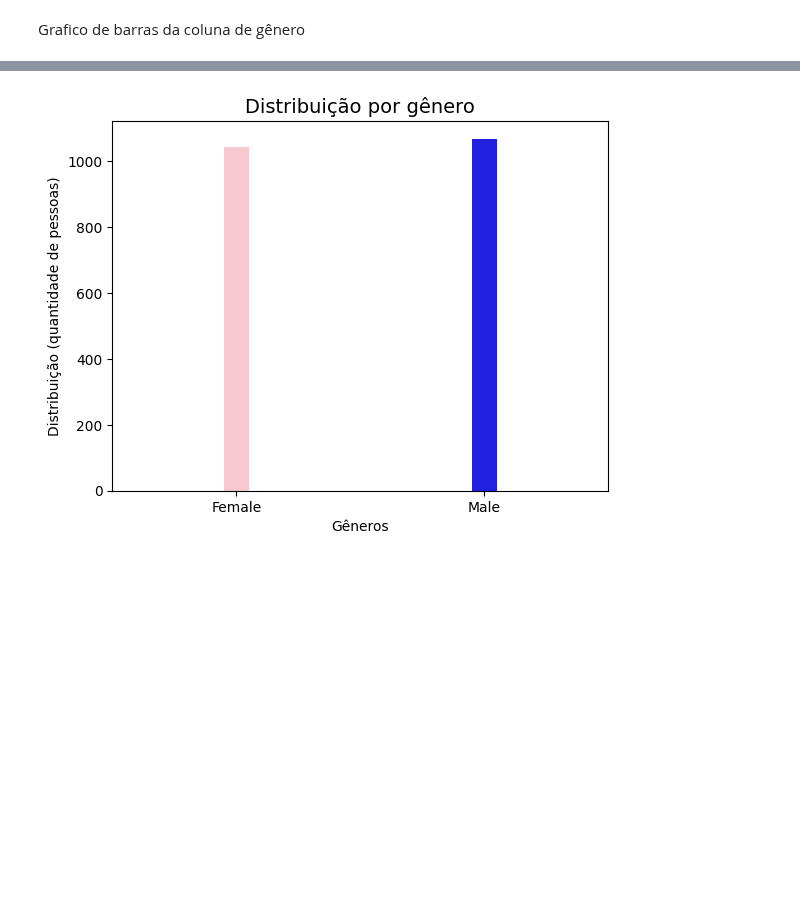
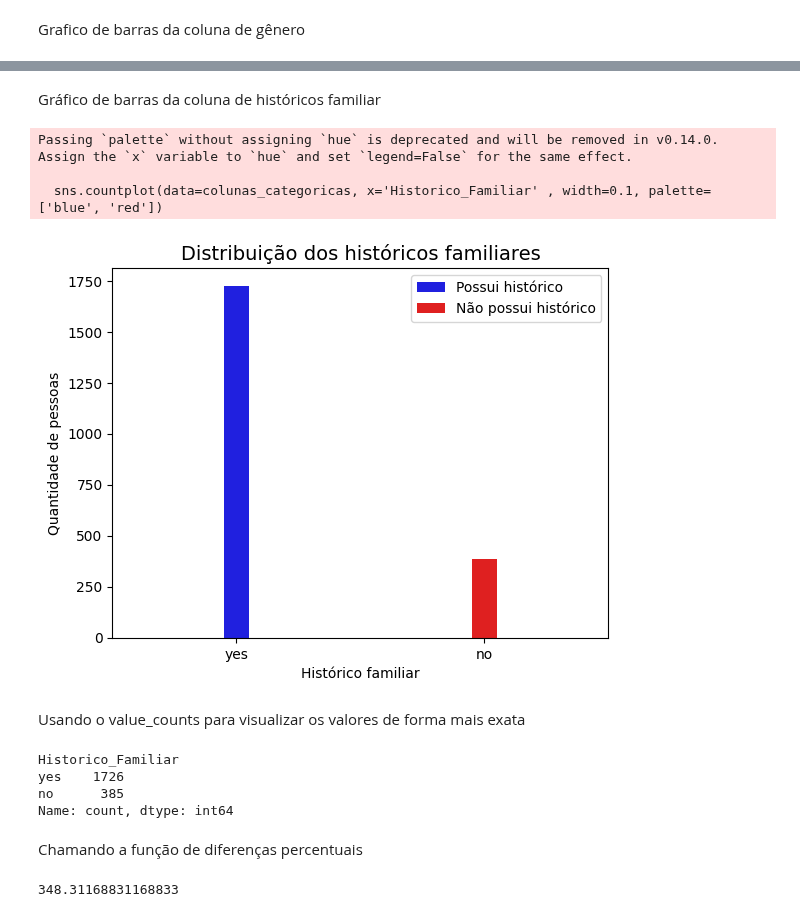
Before and after one commit to caikedomingues/Analise-de-dados-sobre-obesidade, a Jupyter notebook: Analise_Obesidade.ipynb, the cells around one changed output, grey strips where cells are left out. Drawn from its saved outputs; the diff is of its cells as text; code cells hidden in the pictures; blank space fills up the shorter version.

Commit message:
oitava parte do projeto de analise de dados sobre obesidade
eu consegui corrigir o problema das legendas

```diff
--- a/Analise_Obesidade.ipynb
+++ b/Analise_Obesidade.ipynb
@@ -1177,12 +1224,34 @@ Grafico de barras da coluna de gênero
+# %% [markdown]
+Gráfico de barras da coluna de históricos familiar
 # %%
-plt.title('Distribuição por gênero', fontsize=14, loc='center')
 
-plt.xlabel('Gêneros')
+plt.title('Distribuição dos históricos familiares', fontsize=14, loc='center')
 
-plt.ylabel('Distribuição (quantidade de pessoas)')
+plt.xlabel('Histórico familiar')
 
-sns.countplot(data=colunas_categoricas, x='Genero', hue='Genero', palette=['pink', 'blue'], width=0.1)
+plt.ylabel('Quantidade de pessoas')
 
+sns.countplot(data=colunas_categoricas, x='Historico_Familiar' , width=0.1, palette=['blue', 'red'])
+
+plt.legend(labels=['Possui histórico', 'Não possui histórico'],loc='upper right')
 plt.show()
 # %% [output]
+Passing `palette` without assigning `hue` is deprecated and will be removed in v0.14.0. Assign the `x` variable to `hue` and set `legend=False` for the same effect.
+
+  sns.countplot(data=colunas_categoricas, x='Historico_Familiar' , width=0.1, palette=['blue', 'red'])
-[figure, old version]
+[figure, new version]
+# %% [markdown]
+Usando o value_counts para visualizar os valores de forma mais exata
+# %%
+colunas_categoricas['Historico_Familiar'].value_counts()
+# %% [output]
+Historico_Familiar
+yes    1726
+no      385
+Name: count, dtype: int64
+# %% [markdown]
+Chamando a função de diferenças percentuais
+# %%
+calc_diferenca_percentual(1726, 385)
+# %% [output]
+348.31168831168833
```
Also changed, not shown: parts of 7 cells of this notebook.
